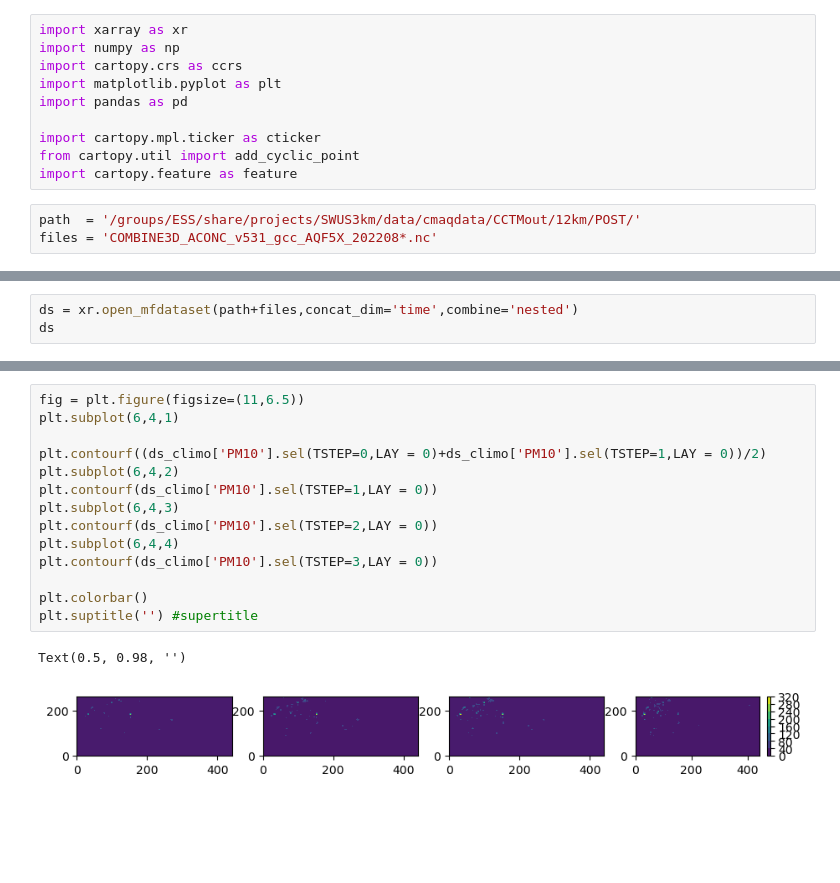
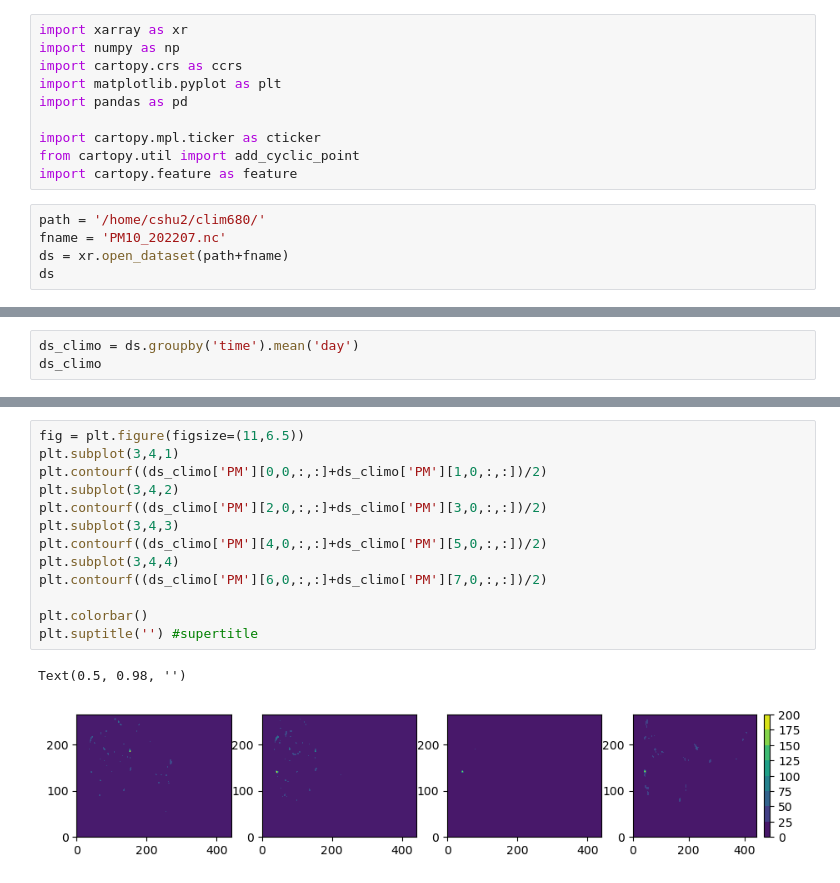
Before and after one commit to shueze/clim680, a Jupyter notebook: Climatology.ipynb, the cells around one changed output, grey strips where cells are left out. Cells and saved outputs as stored; diff of their text form; blank space fills up the shorter version.

```diff
--- a/Climatology.ipynb
+++ b/Climatology.ipynb
@@ -9,5 +9,7 @@ import cartopy.mpl.ticker as cticker
 from cartopy.util import add_cyclic_point
 import cartopy.feature as feature
 # %%
-path  = '/groups/ESS/share/projects/SWUS3km/data/cmaqdata/CCTMout/12km/POST/'
-files = 'COMBINE3D_ACONC_v531_gcc_AQF5X_202208*.nc'
+path = '/home/cshu2/clim680/'
+fname = 'PM10_202207.nc'
+ds = xr.open_dataset(path+fname)
+ds
@@ -14,3 +26,0 @@ files = 'COMBINE3D_ACONC_v531_gcc_AQF5X_202208*.nc'
-# %%
-ds = xr.open_mfdataset(path+files,concat_dim='time',combine='nested')
-ds
@@ -81,0 +41,3 @@ Data variables: (12/35)
+# %%
+ds_climo = ds.groupby('time').mean('day')
+ds_climo
@@ -82,19 +61,18 @@ Data variables: (12/35)
 # %%
 fig = plt.figure(figsize=(11,6.5))
-plt.subplot(6,4,1)
-
-plt.contourf((ds_climo['PM10'].sel(TSTEP=0,LAY = 0)+ds_climo['PM10'].sel(TSTEP=1,LAY = 0))/2)
-plt.subplot(6,4,2)
-plt.contourf(ds_climo['PM10'].sel(TSTEP=1,LAY = 0))
-plt.subplot(6,4,3)
-plt.contourf(ds_climo['PM10'].sel(TSTEP=2,LAY = 0))
-plt.subplot(6,4,4)
-plt.contourf(ds_climo['PM10'].sel(TSTEP=3,LAY = 0))
+plt.subplot(3,4,1)
+plt.contourf((ds_climo['PM'][0,0,:,:]+ds_climo['PM'][1,0,:,:])/2)
+plt.subplot(3,4,2)
+plt.contourf((ds_climo['PM'][2,0,:,:]+ds_climo['PM'][3,0,:,:])/2)
+plt.subplot(3,4,3)
+plt.contourf((ds_climo['PM'][4,0,:,:]+ds_climo['PM'][5,0,:,:])/2)
+plt.subplot(3,4,4)
+plt.contourf((ds_climo['PM'][6,0,:,:]+ds_climo['PM'][7,0,:,:])/2)
 
 plt.colorbar()
 plt.suptitle('') #supertitle
 # %% [output]
 Text(0.5, 0.98, '')
-[figure, old version]
+[figure, new version]
 # %%
 fig = plt.figure(figsize=(11,6.5))
```
Also changed, not shown: parts of 13 cells of this notebook.
